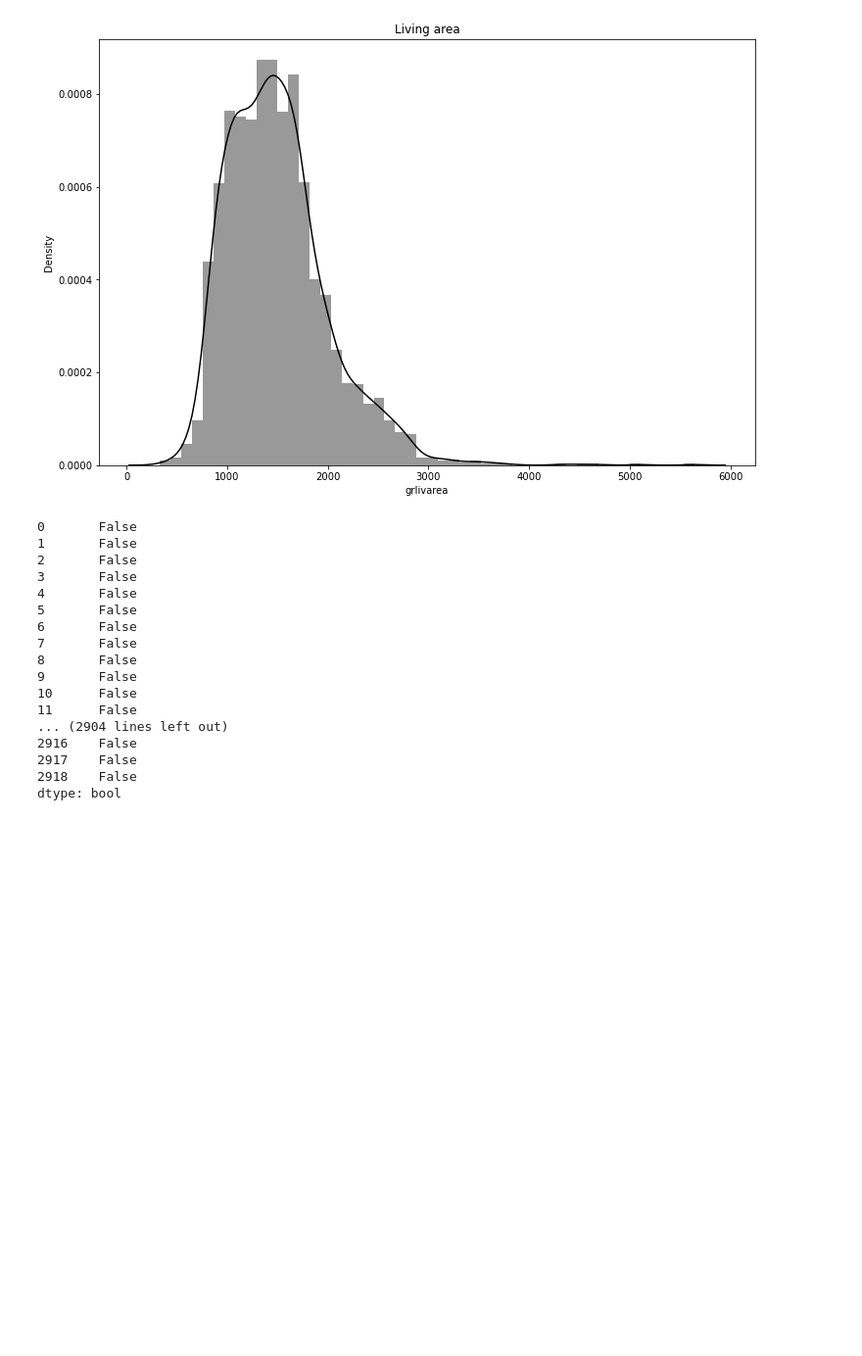
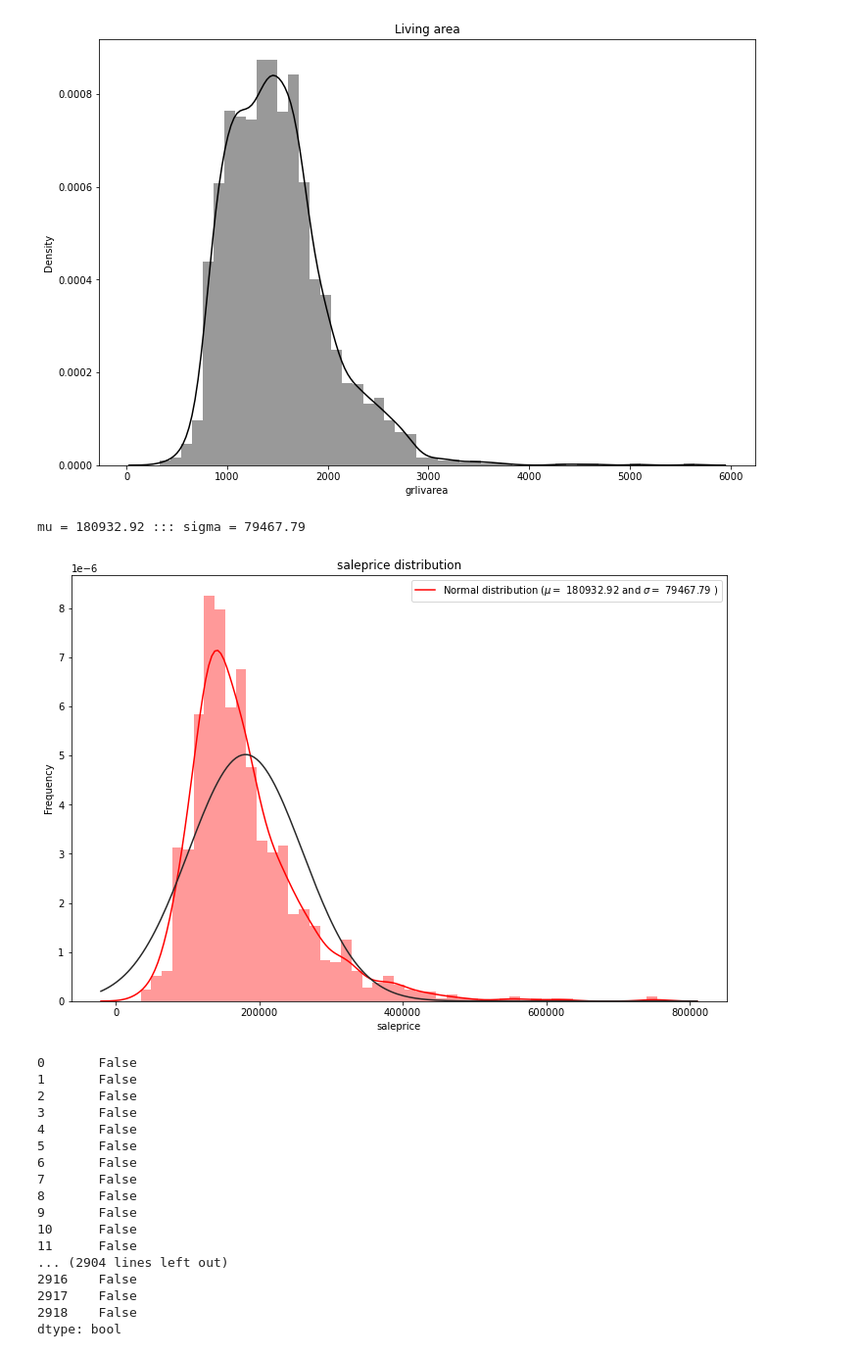
Before and after one commit to ViniciusHolanda001/House_Prices, a Jupyter notebook: notebook/eda_house_prices.ipynb, the cells around one changed output. Shown at 98% size. Saved outputs shown, nothing was run; the diff lists cells and outputs as text; code cells hidden in the pictures; blank space fills up the shorter version.

Commit message:
New plot

```diff
--- a/notebook/eda_house_prices.ipynb
+++ b/notebook/eda_house_prices.ipynb
@@ -243,6 +245,26 @@ ax.set_title("Living area")
 plt.show()
 # %% [output]
 [figure]
+# %%
+mu = df_concat['saleprice'].mean()
+count_saleprice = df_concat['saleprice'].count()
+somatoria = [((x - mu)**2) for x in df_concat['saleprice'] if not np.isnan(x)]
+sigma = math.sqrt(sum(somatoria) / count_saleprice)
+print(f"mu = {mu:.2f} ::: sigma = {sigma:.2f}")
+# %% [output]
+mu = 180932.92 ::: sigma = 79467.79
+# %%
+hist, ax = plt.subplots(figsize = (12, 8))
+
+ax = sns.distplot(df_concat['saleprice'], kde = True, color = 'red', norm_hist = True, fit=norm)
+ax.set_title("saleprice")
+plt.legend([f'Normal distribution ($\mu=$ {mu:.2f} and $\sigma=$ {sigma:.2f} )'])
+plt.ylabel('Frequency')
+plt.title('saleprice distribution')
+
+plt.show()
+# %% [output]
+[figure, added]
 # %%
 outlier = (df_concat['grlivarea'] > 4000) & (df_concat['saleprice'] < 300000)
 outlier
```
Also changed, not shown: parts of 3 cells of this notebook.
